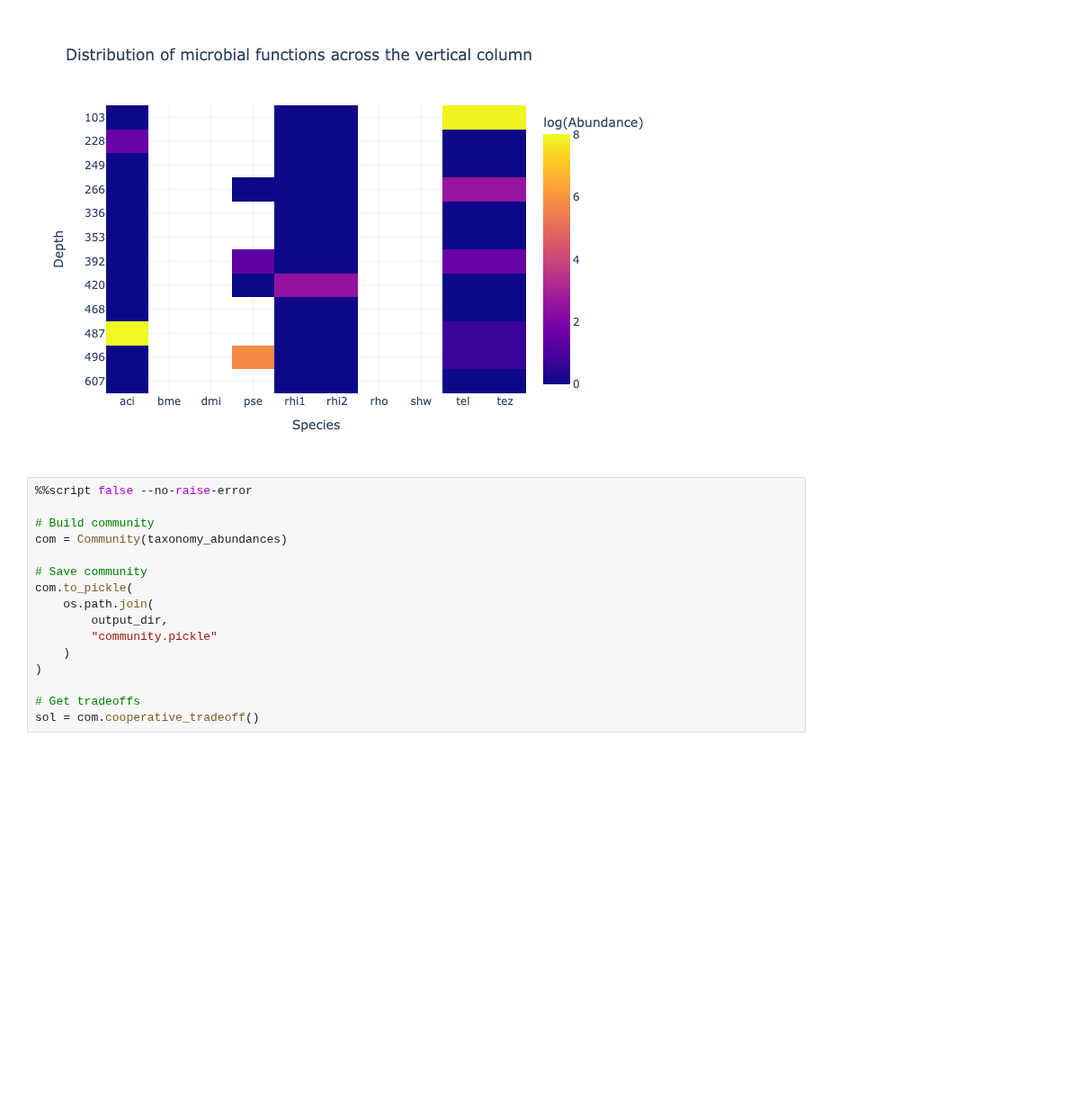
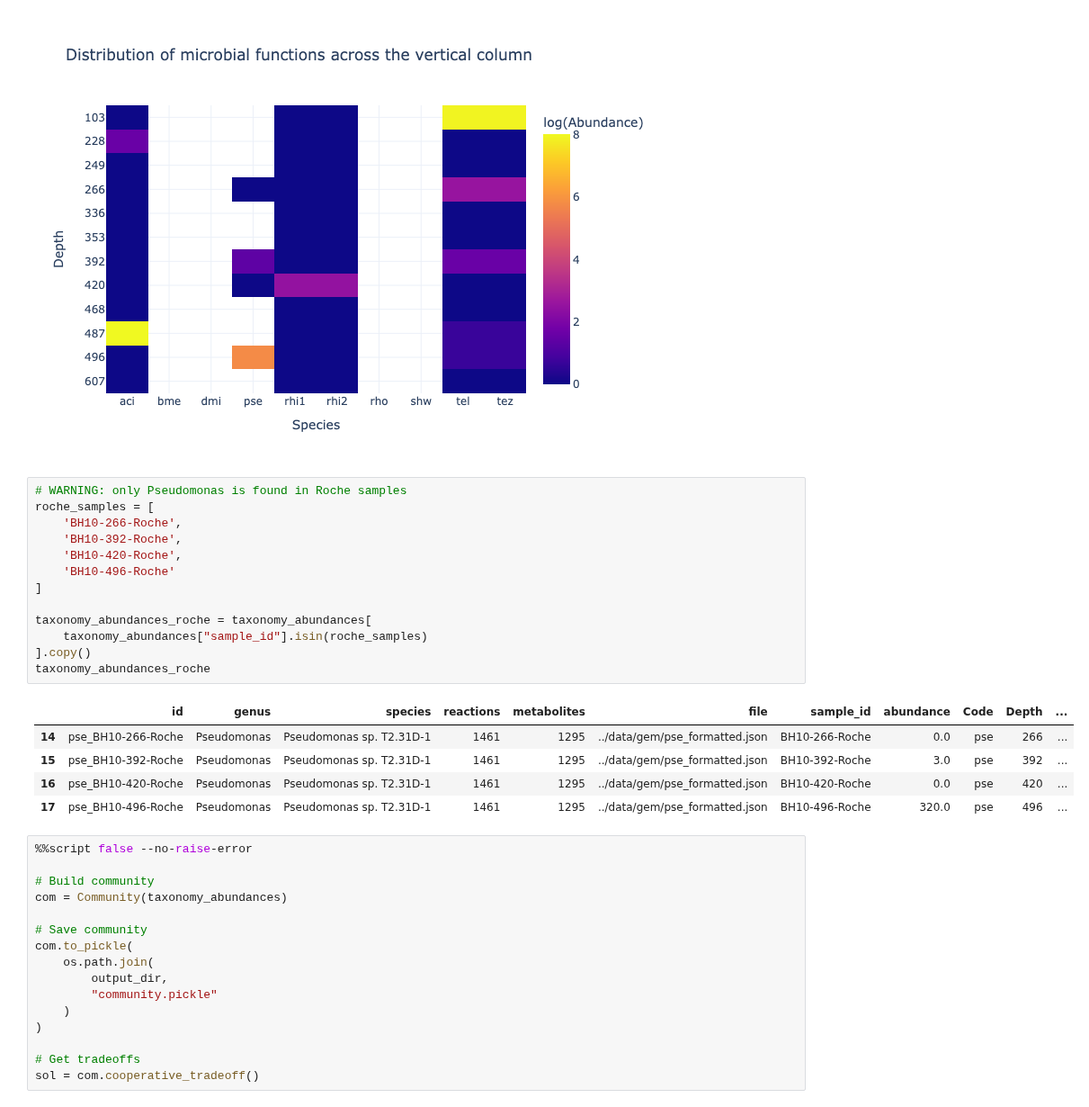
Before and after one commit to guillecg/mars-biofoundry, a Jupyter notebook: notebooks/03-MICOM.ipynb, the cells around one changed output. Shown at 90% size. Cells and saved outputs as stored; diff of their text form; blank space fills up the shorter version.

Commit message:
Add note on Pseudomonas only present in Roche samples

```diff
--- a/notebooks/03-MICOM.ipynb
+++ b/notebooks/03-MICOM.ipynb
@@ -128,6 +128,25 @@ save_fig(
 )
 # %% [output]
 [figure]
+# %%
+# WARNING: only Pseudomonas is found in Roche samples
+roche_samples = [
+    'BH10-266-Roche',
+    'BH10-392-Roche',
+    'BH10-420-Roche',
+    'BH10-496-Roche'
+]
+
+taxonomy_abundances_roche = taxonomy_abundances[
+    taxonomy_abundances["sample_id"].isin(roche_samples)
+].copy()
+taxonomy_abundances_roche
+# %% [output]
+|  | id | genus | species | reactions | metabolites | file | sample_id | abundance | Code | Depth | ... |
+| 14 | pse_BH10-266-Roche | Pseudomonas | Pseudomonas sp. T2.31D-1 | 1461 | 1295 | ../data/gem/pse_formatted.json | BH10-266-Roche | 0.0 | pse | 266 | ... |
+| 15 | pse_BH10-392-Roche | Pseudomonas | Pseudomonas sp. T2.31D-1 | 1461 | 1295 | ../data/gem/pse_formatted.json | BH10-392-Roche | 3.0 | pse | 392 | ... |
+| 16 | pse_BH10-420-Roche | Pseudomonas | Pseudomonas sp. T2.31D-1 | 1461 | 1295 | ../data/gem/pse_formatted.json | BH10-420-Roche | 0.0 | pse | 420 | ... |
+| 17 | pse_BH10-496-Roche | Pseudomonas | Pseudomonas sp. T2.31D-1 | 1461 | 1295 | ../data/gem/pse_formatted.json | BH10-496-Roche | 320.0 | pse | 496 | ... |
 # %%
 %%script false --no-raise-error
 
```
